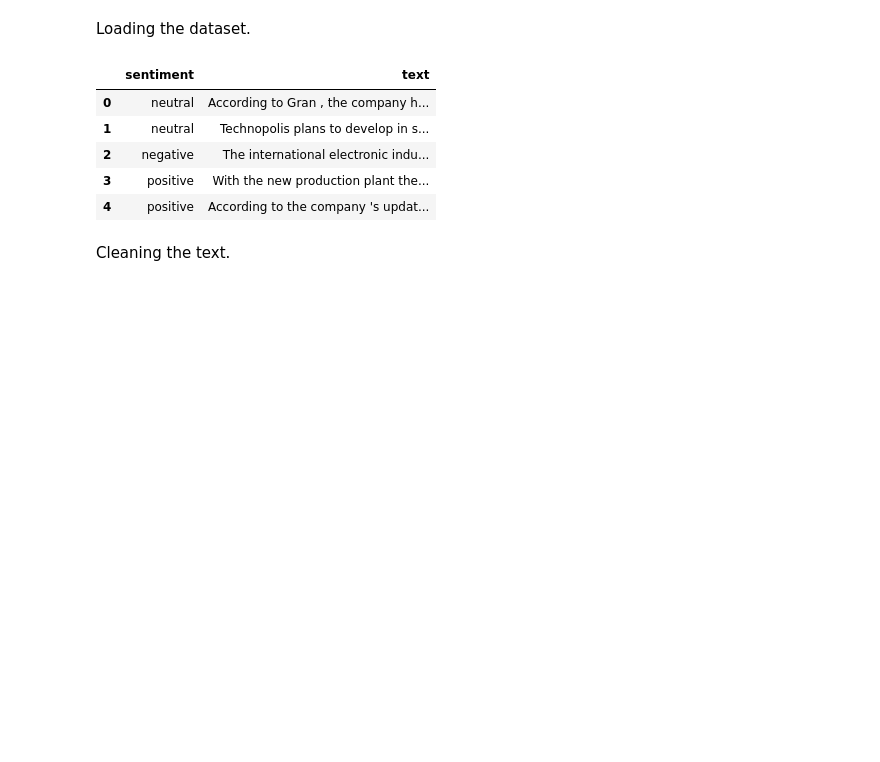
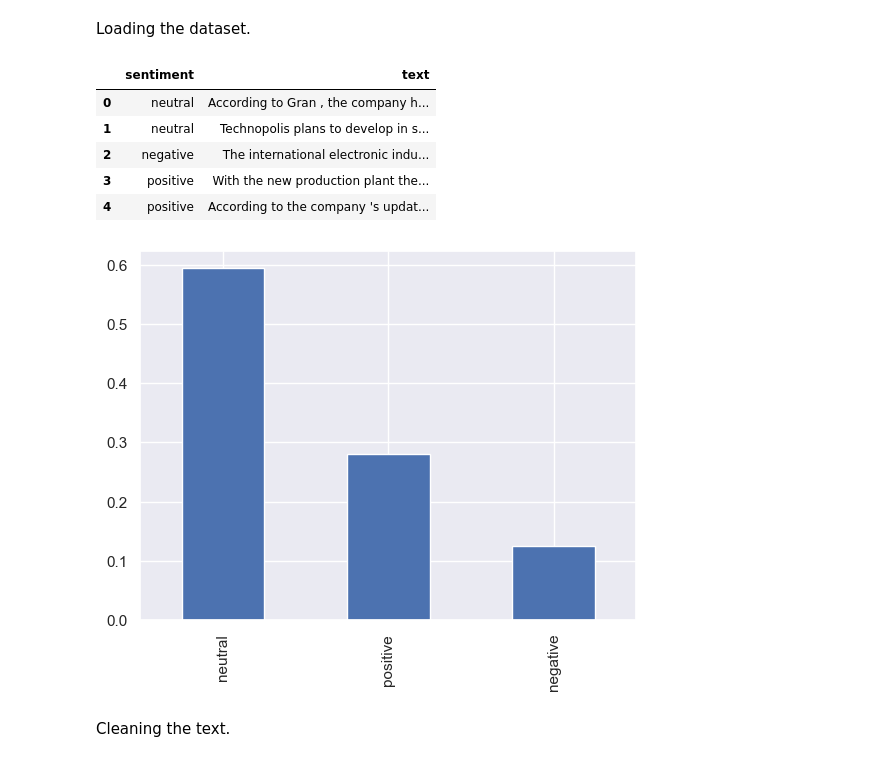
Before and after one commit to CamilleLeempoels/NLP_Financial_Sentiment_Analysis, a Jupyter notebook: nlp_project.ipynb, the cells around one changed output. Drawn from its saved outputs; the diff is of its cells as text; code cells hidden in the pictures; blank space fills up the shorter version.

```diff
--- a/nlp_project.ipynb
+++ b/nlp_project.ipynb
@@ -3,6 +3,11 @@
 # %%
 import pandas as pd
 import numpy as np
+
+# graphs
+import matplotlib.pyplot as plt
+import seaborn as sns
+sns.set_theme()
 
 # cleaning
 import unidecode
@@ -42,6 +47,10 @@ data.head()
 | 2 | negative | The international electronic indu... |
 | 3 | positive | With the new production plant the... |
 | 4 | positive | According to the company 's updat... |
+# %%
+(data.sentiment.value_counts() / data.shape[0]).plot.bar();
+# %% [output]
+[figure, added]
 # %% [markdown]
 Cleaning the text.
 # %%
```
Also changed, not shown: parts of 12 cells of this notebook.
